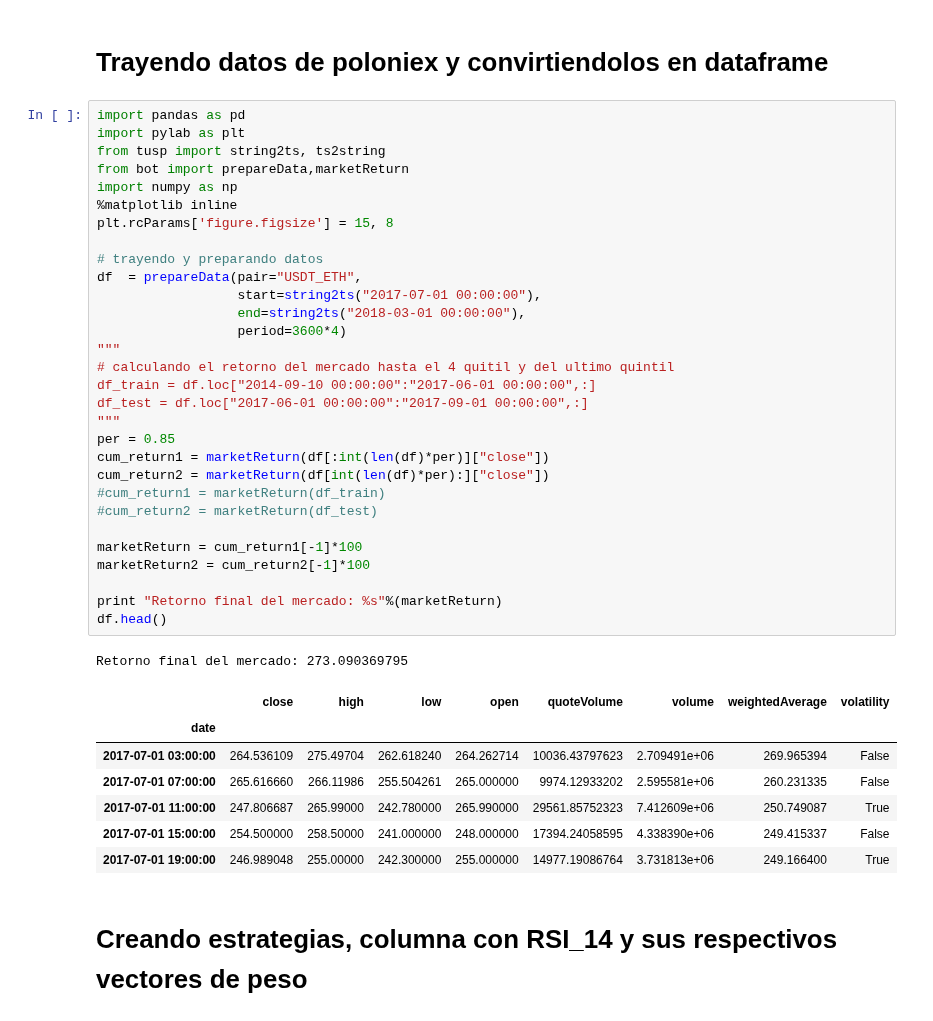
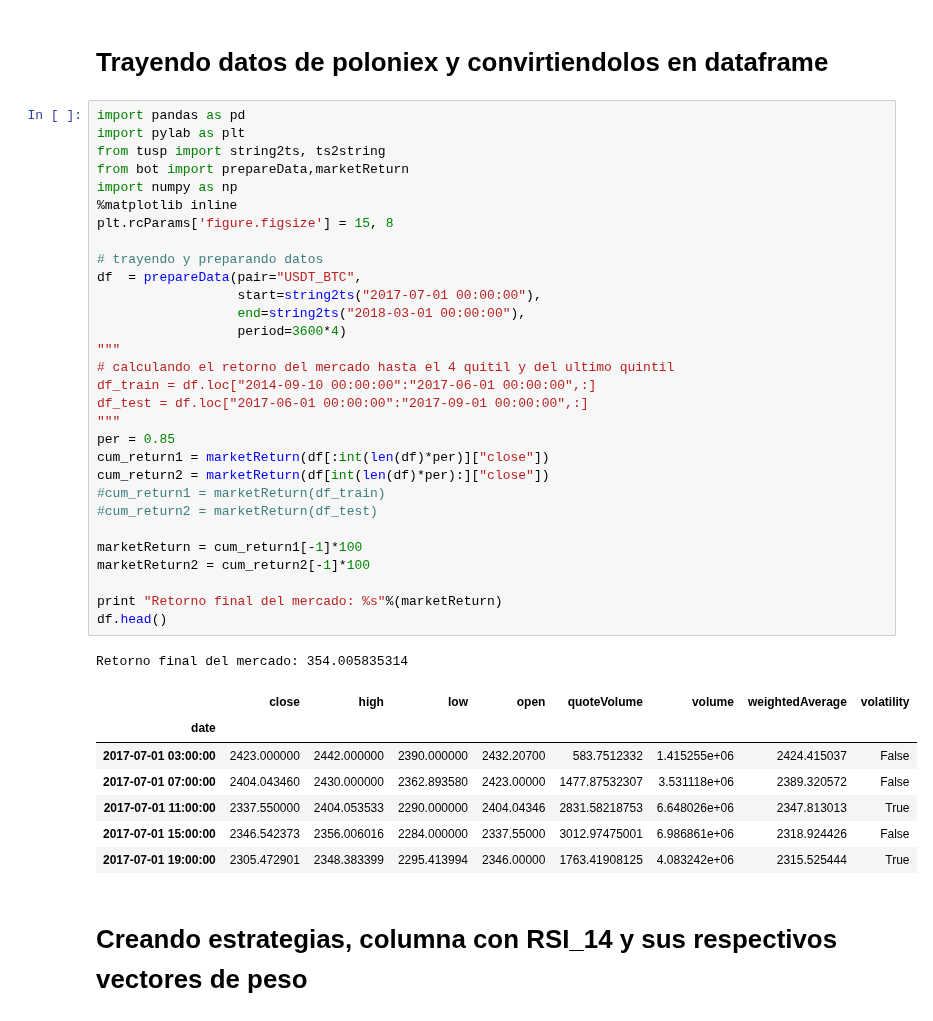
Before and after one commit to ADCryptoSolutions/adcb, a Jupyter notebook: ML strategy.ipynb, the cells around one changed output. Drawn from its saved outputs; the diff is of its cells as text.

```diff
--- a/ML strategy.ipynb
+++ b/ML strategy.ipynb
@@ -5,40 +5,40 @@ import pandas as pd
 import pylab as plt
 from tusp import string2ts, ts2string
 from bot import prepareData,marketReturn
 import numpy as np
 %matplotlib inline
 plt.rcParams['figure.figsize'] = 15, 8
 
 # trayendo y preparando datos
-df  = prepareData(pair="USDT_ETH",
+df  = prepareData(pair="USDT_BTC",
                   start=string2ts("2017-07-01 00:00:00"),
                   end=string2ts("2018-03-01 00:00:00"),
                   period=3600*4)
 """
 # calculando el retorno del mercado hasta el 4 quitil y del ultimo quintil
 df_train = df.loc["2014-09-10 00:00:00":"2017-06-01 00:00:00",:]
 df_test = df.loc["2017-06-01 00:00:00":"2017-09-01 00:00:00",:]
 """
 per = 0.85
 cum_return1 = marketReturn(df[:int(len(df)*per)]["close"])
 cum_return2 = marketReturn(df[int(len(df)*per):]["close"])
 #cum_return1 = marketReturn(df_train)
 #cum_return2 = marketReturn(df_test)
 
 marketReturn = cum_return1[-1]*100
 marketReturn2 = cum_return2[-1]*100
 
 print "Retorno final del mercado: %s"%(marketReturn)
 df.head()
 # %% [output]
-Retorno final del mercado: 273.090369795
+Retorno final del mercado: 354.005835314
 |  | close | high | low | open | quoteVolume | volume | weightedAverage | volatility |
 | date |  |  |  |  |  |  |  |  |
-| 2017-07-01 03:00:00 | 264.536109 | 275.49704 | 262.618240 | 264.262714 | 10036.43797623 | 2.709491e+06 | 269.965394 | False |
-| 2017-07-01 07:00:00 | 265.616660 | 266.11986 | 255.504261 | 265.000000 | 9974.12933202 | 2.595581e+06 | 260.231335 | False |
-| 2017-07-01 11:00:00 | 247.806687 | 265.99000 | 242.780000 | 265.990000 | 29561.85752323 | 7.412609e+06 | 250.749087 | True |
-| 2017-07-01 15:00:00 | 254.500000 | 258.50000 | 241.000000 | 248.000000 | 17394.24058595 | 4.338390e+06 | 249.415337 | False |
-| 2017-07-01 19:00:00 | 246.989048 | 255.00000 | 242.300000 | 255.000000 | 14977.19086764 | 3.731813e+06 | 249.166400 | True |
+| 2017-07-01 03:00:00 | 2423.000000 | 2442.000000 | 2390.000000 | 2432.20700 | 583.7512332 | 1.415255e+06 | 2424.415037 | False |
+| 2017-07-01 07:00:00 | 2404.043460 | 2430.000000 | 2362.893580 | 2423.00000 | 1477.87532307 | 3.531118e+06 | 2389.320572 | False |
+| 2017-07-01 11:00:00 | 2337.550000 | 2404.053533 | 2290.000000 | 2404.04346 | 2831.58218753 | 6.648026e+06 | 2347.813013 | True |
+| 2017-07-01 15:00:00 | 2346.542373 | 2356.006016 | 2284.000000 | 2337.55000 | 3012.97475001 | 6.986861e+06 | 2318.924426 | False |
+| 2017-07-01 19:00:00 | 2305.472901 | 2348.383399 | 2295.413994 | 2346.00000 | 1763.41908125 | 4.083242e+06 | 2315.525444 | True |
 # %% [markdown]
 # Creando estrategias, columna con RSI_14 y sus respectivos vectores de peso
 # %%
```
Also changed, not shown: parts of 9 cells of this notebook.
